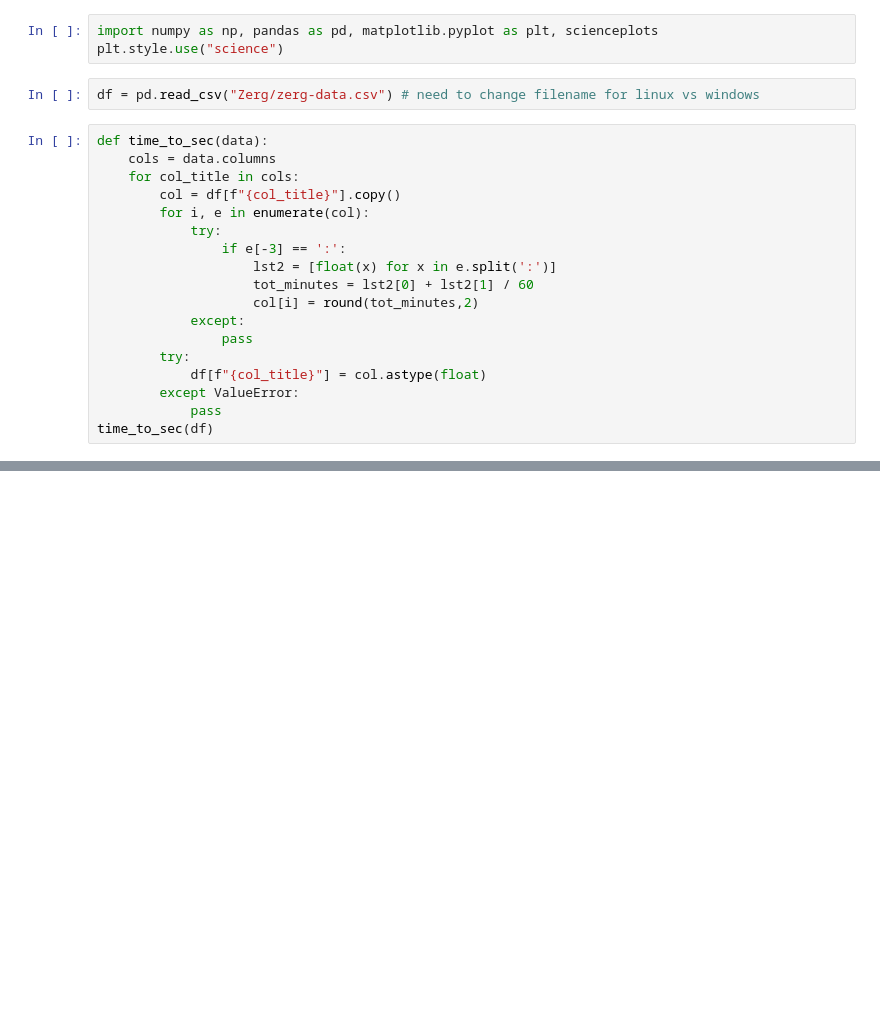
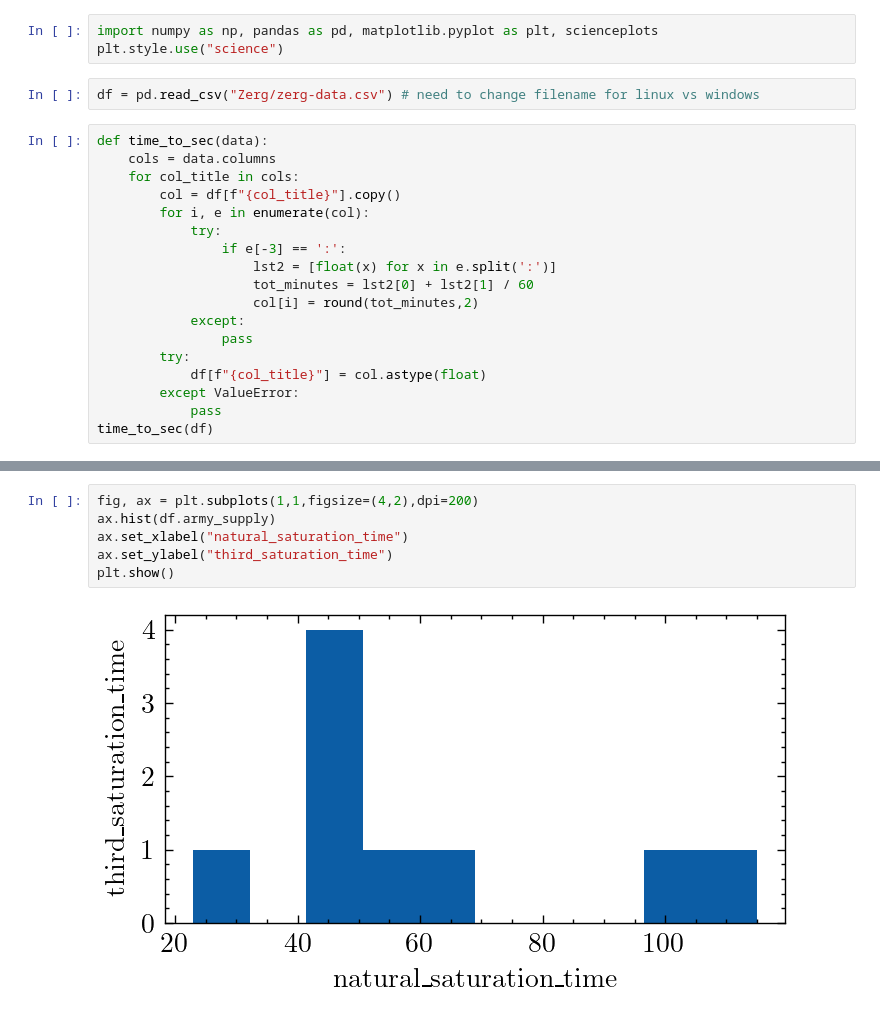
Before and after one commit to gkerr708/SC2, a Jupyter notebook: data-analysis.ipynb, the cells around one changed output, grey strips where cells are left out. Saved outputs shown, nothing was run; the diff lists cells and outputs as text; blank space fills up the shorter version.

```diff
--- a/data-analysis.ipynb
+++ b/data-analysis.ipynb
@@ -41,0 +54,8 @@ plt.show()
+# %%
+fig, ax = plt.subplots(1,1,figsize=(4,2),dpi=200)
+ax.hist(df.army_supply)
+ax.set_xlabel("natural_saturation_time")
+ax.set_ylabel("third_saturation_time")
+plt.show()
+# %% [output]
+[figure, added]
```
Also changed, not shown: parts of 3 cells of this notebook, 1 other file.
